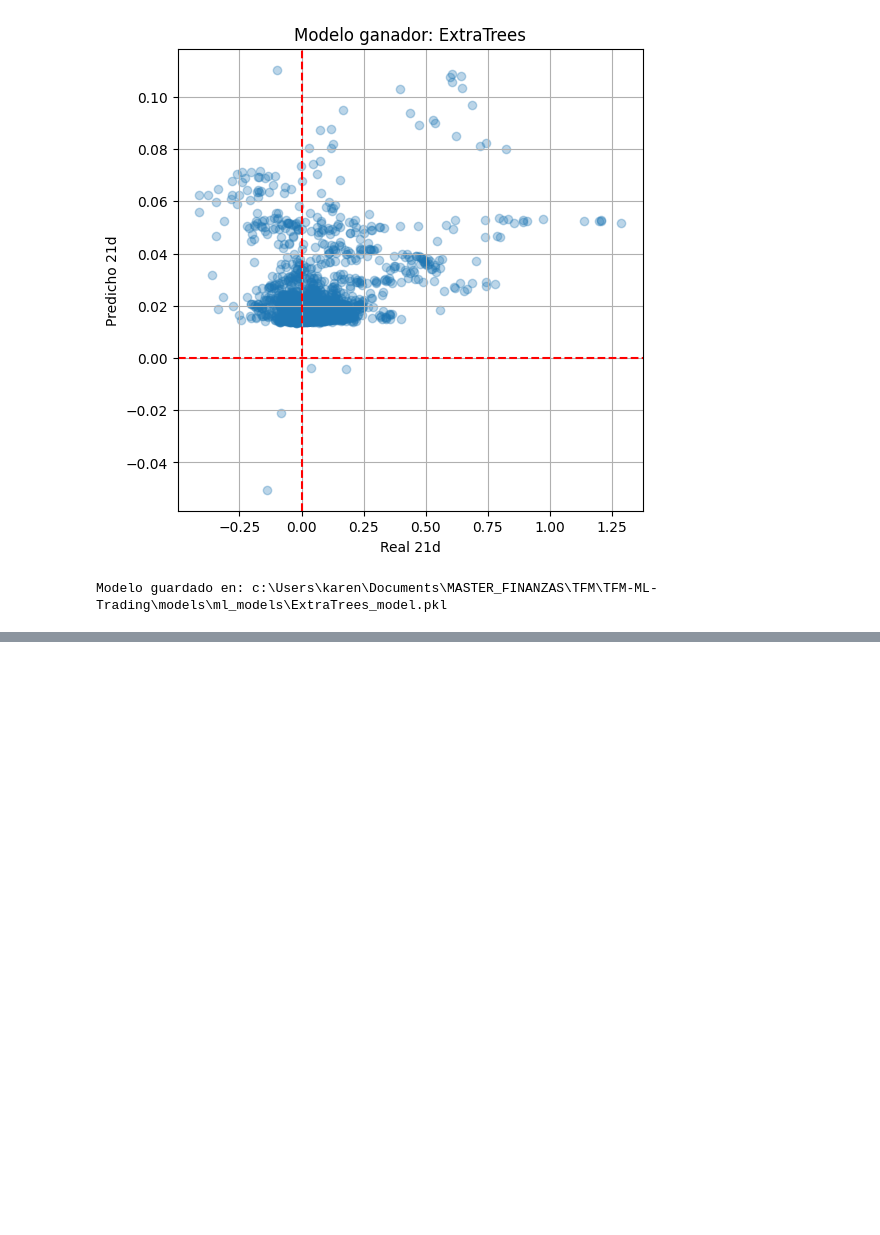
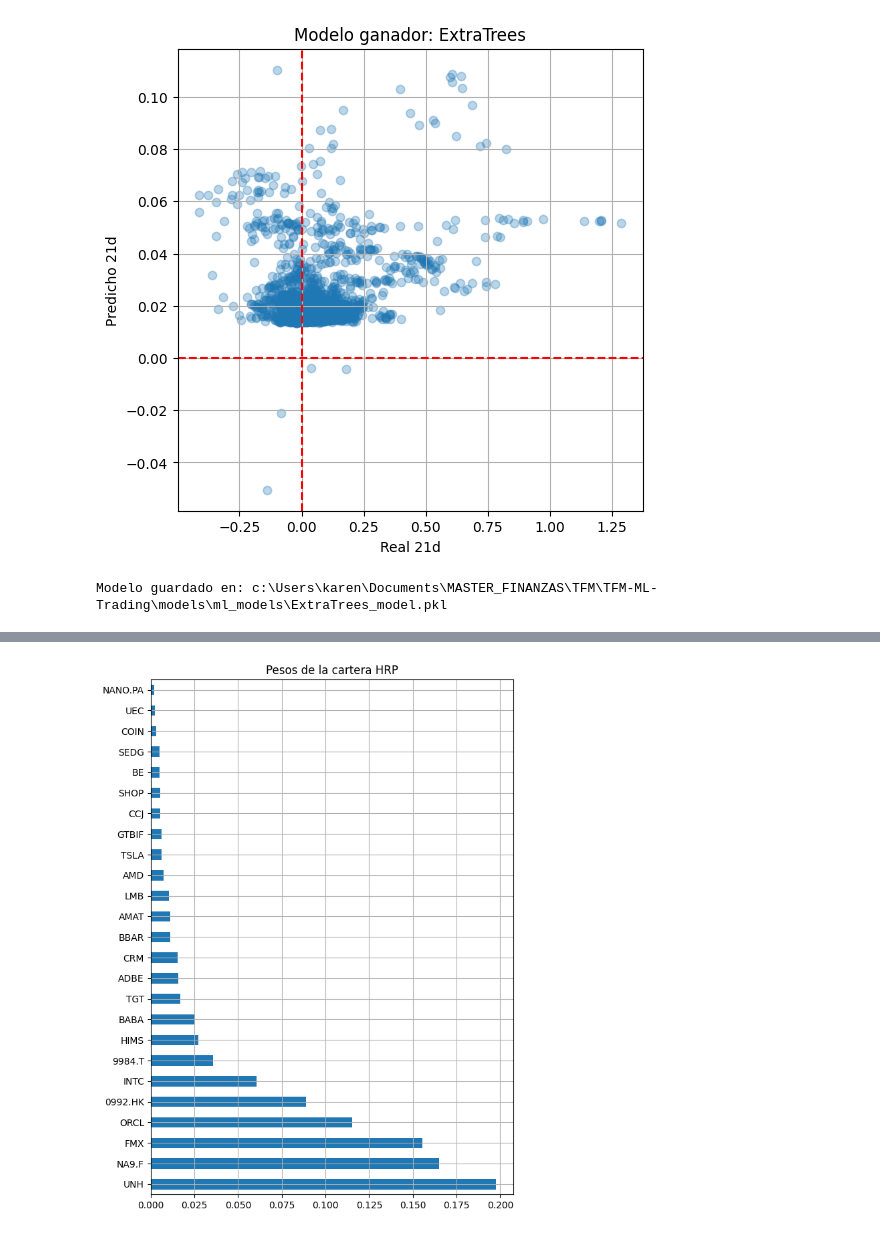
Before and after one commit to KarenFaS/Bot-Trading-Adaptativo, a Jupyter notebook: Notebooks/TFM-TRADING_ADAPTATIVO.ipynb, the cells around one changed output, grey strips where cells are left out. Drawn from its saved outputs; the diff is of its cells as text; code cells hidden in the pictures; blank space fills up the shorter version.

Commit message:
commit temporal para cambiar de rama, luego eliminare

```diff
--- a/Notebooks/TFM-TRADING_ADAPTATIVO.ipynb
+++ b/Notebooks/TFM-TRADING_ADAPTATIVO.ipynb
@@ -1073,55 +1033,80 @@ Ejemplo de seleccionados: ['NANO.PA', 'BE', 'HIMS', '9984.T', 'SAN.MC', 'IBM', '
 # %%
-#HRP aplicado al universo seleccionado con ML
-#Funciones de ayuda para HRP
+# Construcción de cartera HRP usando los activos seleccionados
+# Hierarchical Risk Parity (HRP)
+# Método de construcción de carteras que asigna pesos basándose solo en la estructura del riesgo,
+# evitando los problemas clásicos del método de Markowitz (inestabilidad de la inversa de la matriz de covarianza).
+# Reparte el riesgo entre los grupos de forma equilibrada, evitando concentraciones.
 
-def correl_to_dist(corr):
-    return ((1 - corr) / 2) ** 0.5
 
-#Quasi-diagonalization (ordenación óptima de activos)
+# 1. Matriz de correlación y distancias
+corr_sel = returns_sel_T[selected_assets_ml].corr()
+dist_sel = np.sqrt((1 - corr_sel) / 2)
+
+# 2. Enlace jerárquico para clustering
+from scipy.cluster.hierarchy import linkage, dendrogram
+from scipy.spatial.distance import squareform
+
+linkage_sel = linkage(squareform(dist_sel), method="ward")
+
+# 3. Función de ordenación quasi-diagonal
 def get_quasi_diag(link):
     link = link.astype(int)
-    n = link[-1, 3]  # número total de elementos
+    n = link[-1, 3]
     cluster = [int(link[-1, 0]), int(link[-1, 1])]
-
-    # expandir recursivamente
-    items = []
-    while len(cluster) > 0:
+    ordered = []
+    while cluster:
         i = cluster.pop(0)
         if i < n:
-            items.append(i)
+            ordered.append(i)
         else:
             i -= n
             cluster = [int(link[i, 0]), int(link[i, 1])] + cluster
-    return items
+    return ordered
 
-#Asignación de pesos por Recursive Bisection
+# 4. Obtener el orden óptimo de tickers
+ordered_idx = get_quasi_diag(linkage_sel)
+ordered_tickers = corr_sel.columns[ordered_idx]
+
+# 5. Función HRP para asignar pesos
 def get_hrp_weights(cov, ordered_tickers):
-    weights = pd.Series(1, index=ordered_tickers)
+    weights = pd.Series(1.0, index=ordered_tickers)
     clusters = [ordered_tickers]
 
-    while len(clusters) > 0:
+    while clusters:
         cluster = clusters.pop(0)
         if len(cluster) <= 1:
             continue
-
-        # dividir en 2 mitades
         split = len(cluster) // 2
         left = cluster[:split]
         right = cluster[split:]
 
-        # varianzas
-        cov_l = cov.loc[left, left].values
-        cov_r = cov.loc[right, right].values
+        var_left = np.sum(cov.loc[left, left].values)
+        var_right = np.sum(cov.loc[right, right].values)
 
-        var_l = np.dot(np.dot(np.ones(len(cov_l)), cov_l), np.ones(len(cov_l)))
-        var_r = np.dot(np.dot(np.ones(len(cov_r)), cov_r), np.ones(len(cov_r)))
+        alpha = 1 - var_left / (var_left + var_right)
 
-        alpha = 1 - var_l / (var_l + var_r)
-
-        weights[left] = weights[left] * alpha
-        weights[right] = weights[right] * (1 - alpha)
+        weights[left] *= alpha
+        weights[right] *= (1 - alpha)
 
         clusters.append(left)
         clusters.append(right)
 
     return weights / weights.sum()
+
+# 6. Calcular los pesos HRP
+weights_hrp = get_hrp_weights(cov_sel, ordered_tickers)
+weights_hrp = weights_hrp.sort_values(ascending=False)
+
+# 7. Gráfico de pesos HRP
+plt.figure(figsize=(7, 10))
+weights_hrp.plot(kind="barh")
+plt.title("Pesos de la cartera HRP")
+plt.grid(True)
+plt.show()
+
+# 8. Tabla final con los activos, pesos, sector y país
+df_weights_hrp = pd.DataFrame(weights_hrp, columns=["weight"])
+df_weights_hrp = df_weights_hrp.join(df_universe[["sector", "country"]], how="left")
+df_weights_hrp
+# %% [output]
+[figure, added]
```
Also changed, not shown: parts of 22 cells of this notebook, 5 other files.
